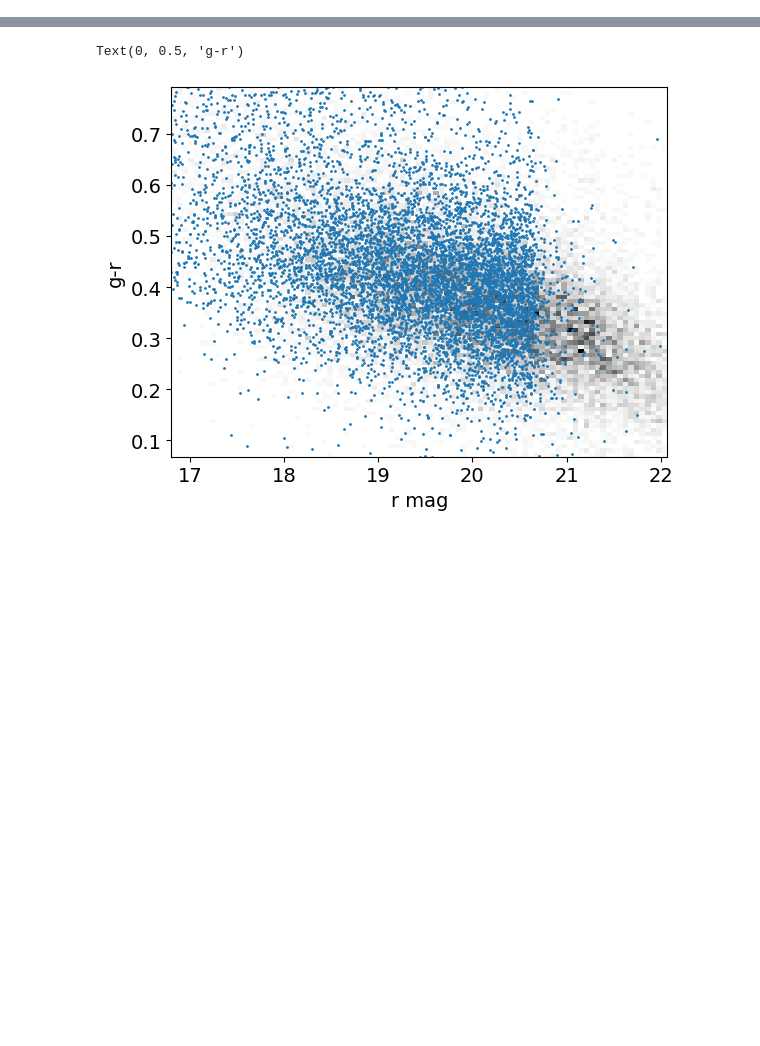
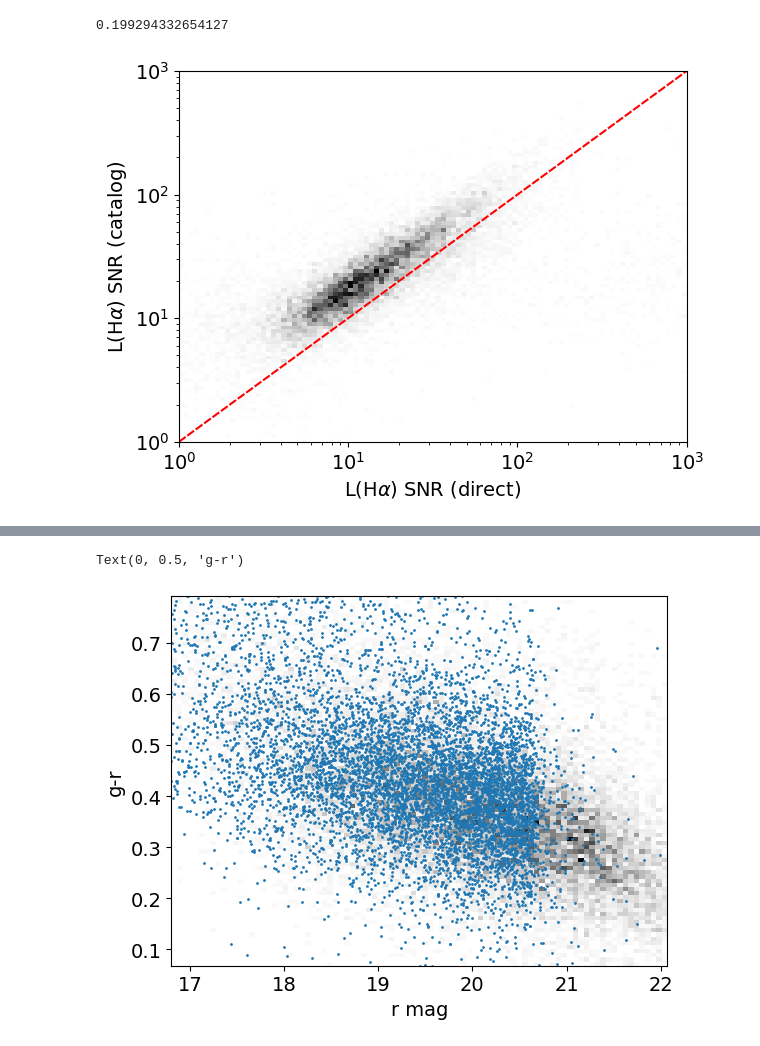
Before and after one commit to ekadofong/agrias, a Jupyter notebook: notebooks/HalphaDirectPhotometry.ipynb, the cells around one changed output, grey strips where cells are left out. Drawn from its saved outputs; the diff is of its cells as text; code cells hidden in the pictures; blank space fills up the shorter version.

```diff
--- a/notebooks/HalphaDirectPhotometry.ipynb
+++ b/notebooks/HalphaDirectPhotometry.ipynb
@@ -38,3 +41,24 @@ print(lha_df.dropna().shape)
+# %%
+np.log10(catalog_snr/direct_snr).median()e
+# %% [output]
+0.199294332654127
+# %%
+direct_snr = (lha_df['LHa']/lha_df['u_LHa']).reindex(catalog_halum.index)
+catalog_snr = catalog_halum['LHa']/catalog_halum['u_LHa']
+ek.hist2d(
+    direct_snr,
+    catalog_snr,
+    bins=np.logspace(0, 3,100)
+)
+xs = np.logspace(0,3,100)
+plt.plot(xs,xs,color='r', dashes = [4,1])
+ek.loglog()
+plt.xlabel(r'L(H$\alpha$) SNR (direct)')
+plt.ylabel(r'L(H$\alpha$) SNR (catalog)')
+plt.tight_layout ()
+plt.savefig('/Users/kadofong/Desktop/direct_v_catalog_snr.png')
+# %% [output]
+[figure, added]
 # %%
 fig, axarr = plt.subplots(1,3,figsize=(12,4))
 catalog_apercorr = merian_sources['i_cModelFlux_Merian'] / merian_sources['i_gaap1p0Flux_Merian']
```
Also changed, not shown: parts of 7 cells of this notebook, 8 other files.
